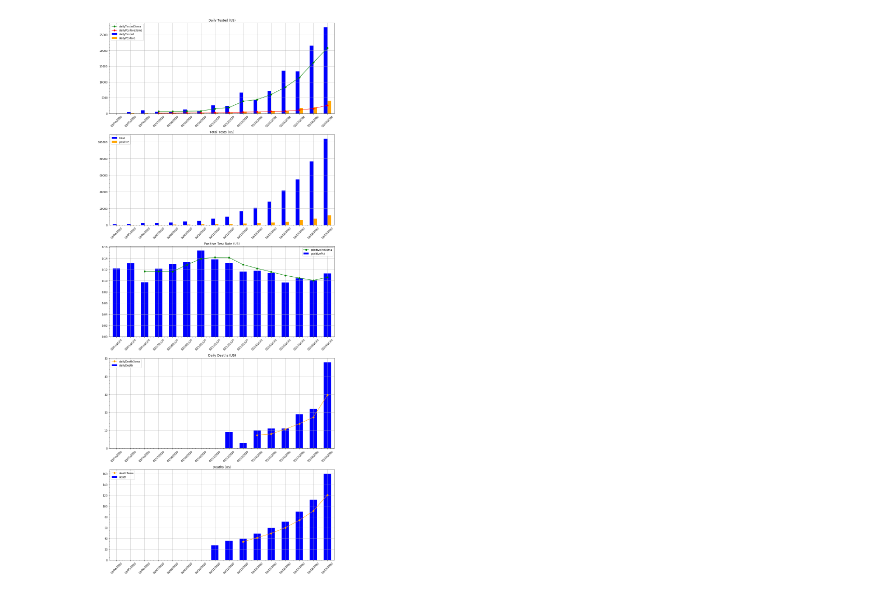
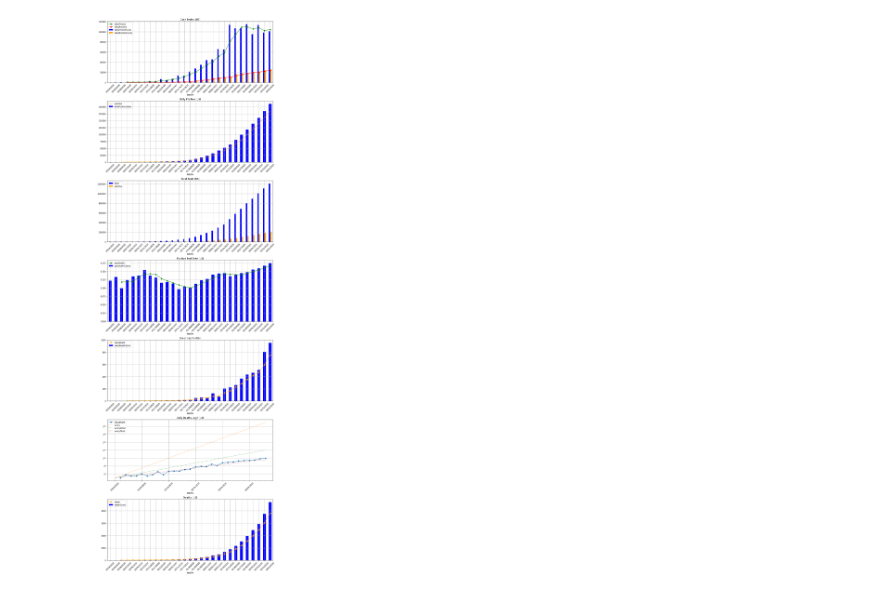
Before and after one commit to brkpt/covid19tracker, a Jupyter notebook: covid19.ipynb, the cells around one changed output. Saved outputs shown, nothing was run; the diff lists cells and outputs as text; code cells hidden in the pictures.

Commit message:
Log graph now has guide trend lines

```diff
--- a/covid19.ipynb
+++ b/covid19.ipynb
@@ -2,22 +2,21 @@
 import httplib2
 import json
 import matplotlib.pyplot as plt
-import matplotlib.dates as pltdates
+import matplotlib.dates as mdates
 import numpy as np
 import pandas as pd
 from datetime import datetime
-
-def convertToDate(s):
-    return datetime.strptime(str(s), '%Y%m%d').strftime('%m/%d/%Y')
 
 countrySummary = 'https://covidtracking.com/api/us/daily'
 statesCurrent = 'https://covidtracking.com/api/states/daily'
 h = httplib2.Http('.cache')
 
 # Get data
-(response,stateDataRaw) = h.request(statesCurrent,'GET')
+(response,stateDataRaw) = h.request(statesCurrent,'GET', headers={'cache-control': 'no-cache'})
 stateDataDf = pd.DataFrame(json.loads(stateDataRaw.decode('UTF-8')))
 
 (response,countryRaw) = h.request(countrySummary,'GET')
 countryJson = json.loads(countryRaw.decode('UTF-8'))
-countryDf = pd.DataFrame(countryJson)
+countryDf = pd.DataFrame(countryJson).sort_values(by=['date']).reset_index()
+
+print(stateDataDf.columns.values)
@@ -63,71 +84,67 @@ stateFig.tight_layout()
 # %%
 # Create figure/axes
-countryFig, (usDailyTested,usTotalTests,usPositivePct,usDailyDeaths,usDeaths) = plt.subplots(nrows=5,ncols=1,figsize=(13,30))
+countryFig, (usDailyTested,usTotalPositive,usTotalTests,usPositivePct,usDailyDeaths,usDailyDeathsLog2,usDeaths) = plt.subplots(nrows=7,ncols=1,figsize=(13,40))
 
 # Get US data
-countryDf['dateStr'] = countryDf['date'].apply(convertToDate)
+countryDf['dateStr'] = countryDf['date'].apply(lambda s: pd.to_datetime(str(s)).strftime('%m/%d/%Y'))
 countryDf['dailyTested'] = countryDf['total'].diff()
 countryDf['dailyTested3sma'] = countryDf['dailyTested'].rolling(window=3).mean()
-
+countryDf['totalPositive3sma'] = countryDf['positive'].rolling(window=3).mean()
 countryDf['dailyPositive'] = countryDf['positive'].diff()
 countryDf['dailyPositive3sma'] = countryDf['dailyPositive'].rolling(window=3).mean()
-
 countryDf['positivePct'] = countryDf.apply(lambda o: o['positive']/o['total'], axis=1)
 countryDf['positivePct3sma'] = countryDf['positivePct'].rolling(window=3).mean()
-
 countryDf['dailyDeath'] = countryDf['death'].diff()
 countryDf['dailyDeath3sma'] = countryDf['dailyDeath'].rolling(window=3).mean()
-
 countryDf['death3sma'] = countryDf['death'].rolling(window=3).mean()
-
 countryDf['pctChangeTested'] = countryDf['total'].pct_change(fill_method='pad')
 countryDf['pctChangeDeaths'] = countryDf['death'].pct_change(fill_method='pad')
 countryDf['presumptivePositives'] = countryDf['death'].apply(lambda d:  d/.02)
+countryDfIndexed = countryDf.set_index(countryDf['dateStr'])
 
 # Draw country data
 usDailyTested.set_title('Daily Tested (US)')
+usTotalPositive.set_title('Daily Positive (US)')
 usPositivePct.set_title('Positive Test Rate (US)')
 usTotalTests.set_title('Total Tests (US)')
 usDailyDeaths.set_title('Daily Deaths (US)')
+usDailyDeathsLog2.set_title('Daily Deaths Log2 (US)')
 usDeaths.set_title('Deaths (US)')
 
-countryDf[['dailyTested','dailyPositive']].plot.bar(ax=usDailyTested, color=['blue','orange'])
-countryDf['dailyTested3sma'].plot.line(ax=usDailyTested, color='green', marker='o')
-countryDf['dailyPositive3sma'].plot.line(ax=usDailyTested, color='red', marker='o')
-countryDf['positivePct'].plot.bar(ax=usPositivePct, color='blue')
-countryDf['positivePct3sma'].plot.line(ax=usPositivePct, color='green', marker='o')
-countryDf['dailyDeath'].plot.bar(ax=usDailyDeaths, color='blue')
-countryDf['dailyDeath3sma'].plot.line(ax=usDailyDeaths, color='orange', marker='o')
-countryDf['death'].plot.bar(ax=usDeaths, color='blue')
-countryDf['death3sma'].plot.line(ax=usDeaths, color='orange',marker='o')
-countryDf[['total','positive']].plot.bar(use_index=True, ax=usTotalTests, color=['blue','orange'])
-usDailyTested.legend()
-usDailyTested.grid()
+countryDfIndexed.plot.bar(ax=usDailyTested,y=['dailyTested','dailyPositive'], color=['blue','orange'])
+countryDfIndexed.plot.line(ax=usDailyTested,y=['dailyTested3sma','dailyPositive3sma'], color=['green','red'], marker='o',grid=True, rot=45)
+countryDfIndexed.plot.bar(ax=usTotalPositive,y='positive',color='blue')
+countryDfIndexed.plot.line(ax=usTotalPositive,y='totalPositive3sma',color='orange',grid=True, rot=45)
+countryDfIndexed.plot.bar(ax=usPositivePct,y='positivePct',color='blue')
+countryDfIndexed.plot.line(ax=usPositivePct,y='positivePct3sma', color='green', marker='o',grid=True, rot=45)
+countryDfIndexed.plot.bar(ax=usDailyDeaths,y='dailyDeath', color='blue')
+countryDfIndexed.plot.line(ax=usDailyDeaths,y='dailyDeath3sma',color='orange', marker='o',grid=True, rot=45)
+countryDfIndexed.plot.bar(ax=usDeaths,y='death',color='blue')
+countryDfIndexed.plot.line(ax=usDeaths,y='death3sma', color='orange',marker='o',grid=True, rot=45)
+countryDfIndexed.plot.bar(ax=usTotalTests,y=['total','positive'], color=['blue','orange'],grid=True, rot=45)
+
+dates = countryDfIndexed['dateStr']
+double = pd.DataFrame(2**np.arange(0,dates.size),index=dates,columns=['every'])
+everyOtherDate = countryDfIndexed['dateStr'].iloc[::2]
+everyOther = pd.DataFrame(2**np.arange(0,everyOtherDate.size),index=everyOtherDate,columns=['everyOther'])
+everyThirdDate = countryDfIndexed['dateStr'].iloc[::3]
+everyThird = pd.DataFrame(2**np.arange(0,everyThirdDate.size), index=everyThirdDate, columns=['everyThird'])
+countryDfIndexed = countryDfIndexed.join(double).join(everyOther).join(everyThird).interpolate()
+
+countryDfIndexed.plot.line(ax=usDailyDeathsLog2,y='dailyDeath', marker='o')
+countryDfIndexed.plot.line(ax=usDailyDeathsLog2,y='every', linestyle=':')
+countryDfIndexed.plot.line(ax=usDailyDeathsLog2,y='everyOther', linestyle=':')
+countryDfIndexed.plot.line(ax=usDailyDeathsLog2,y='everyThird', linestyle=':',grid=True, rot=45)
+usDailyDeathsLog2.set_yscale('log', basey=2)
+
 usDailyTested.minorticks_on()
-usDailyTested.set_xticklabels(countryDf['dateStr'], {'rotation':45})
-
-usTotalTests.legend()
-usTotalTests.grid()
+usTotalPositive.minorticks_on()
 usTotalTests.minorticks_on()
-usTotalTests.set_xticklabels(countryDf['dateStr'], {'rotation':45})
-
-usPositivePct.legend()
-usPositivePct.grid()
 usPositivePct.minorticks_on()
-usPositivePct.set_xticklabels(countryDf['dateStr'], {'rotation':45})
-
-usDailyDeaths.legend()
-usDailyDeaths.grid()
 usDailyDeaths.minorticks_on()
-usDailyDeaths.set_xticklabels(countryDf['dateStr'], {'rotation': 45})
-usDeaths.legend()
-usDeaths.grid()
+usDailyDeathsLog2.minorticks_on()
 usDeaths.minorticks_on()
-usDeaths.set_xticklabels(countryDf['dateStr'], {'rotation':45})
-
-#countryDf['positive'].plot.bar(ax=usTotalTests,color='yellow')
-#countryDf[['date','pctChangeTested','pctChangeDeaths']].plot.bar(ax=percAx,x='date')
 
 countryFig.tight_layout()
 # %% [output]
-[figure, old version]
+[figure, new version]
```
Also changed, not shown: parts of 3 cells of this notebook.
